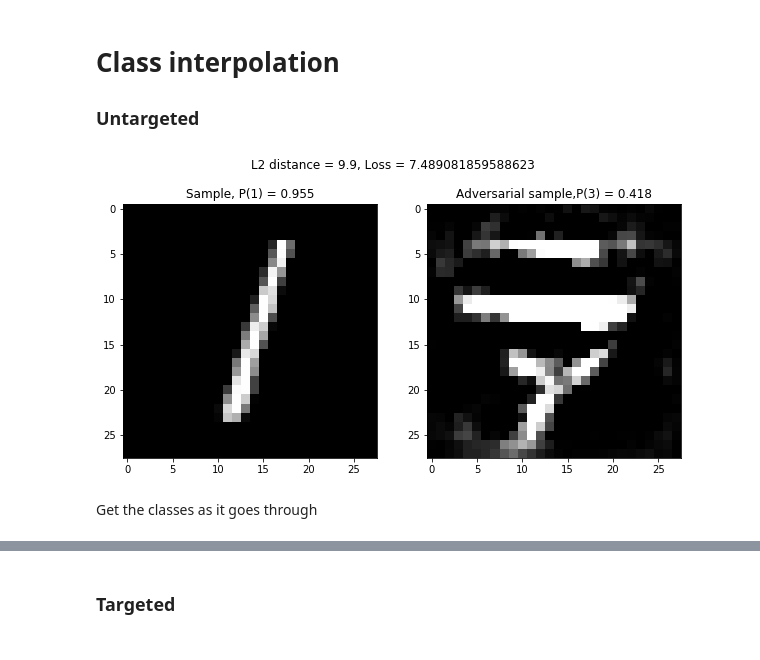
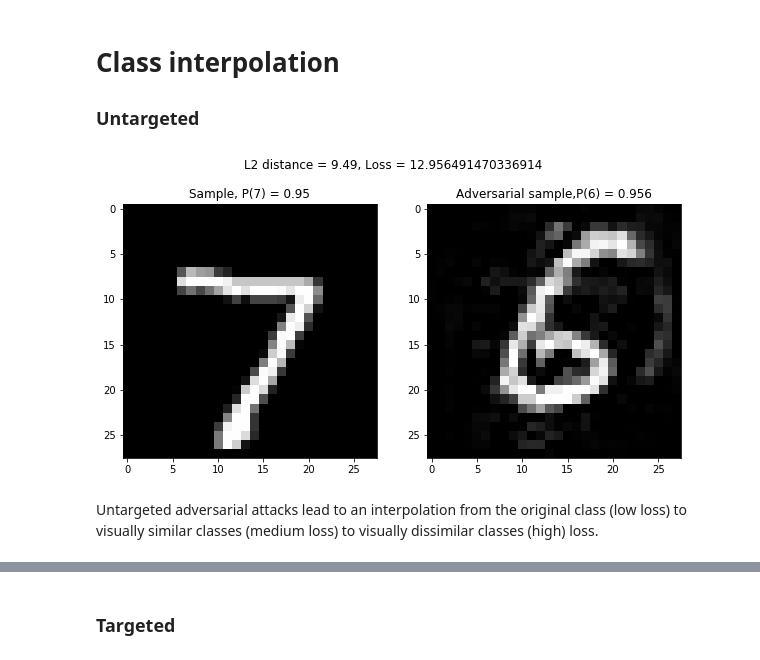
Before and after one commit to oscarknagg/adversarial, a Jupyter notebook: notebooks/Creating_And_Defending_From_Adversarial_Examples.ipynb, the cells around one changed output, grey strips where cells are left out. Drawn from its saved outputs; the diff is of its cells as text; code cells hidden in the pictures.

```diff
--- a/notebooks/Creating_And_Defending_From_Adversarial_Examples.ipynb
+++ b/notebooks/Creating_And_Defending_From_Adversarial_Examples.ipynb
@@ -302,39 +343,39 @@ with plt.style.context('ggplot'):
 # Class interpolation
 ### Untargeted
 # %%
-x, y = val[2]
+x, y = val[0]
 x = x.unsqueeze(0).to(DEVICE)
 y = y.unsqueeze(0).to(DEVICE)
-# x_adv_pgd_hard = pgd(adv_model_l2, x, y, torch.nn.CrossEntropyLoss(), k=240, step=0.25, eps=9.5, norm=2)
-x_adv_pgd_hard = pgd(model, x, y, torch.nn.CrossEntropyLoss(), k=240, step=0.25, eps=10, norm=2)
+x_adv_pgd_hard = pgd(adv_model_l2, x, y, torch.nn.CrossEntropyLoss(), k=240, step=0.25, eps=9.5, norm=2)
+# x_adv_pgd_hard = pgd(model, x, y, torch.nn.CrossEntropyLoss(), k=240, step=0.25, eps=10, norm=2)
 
 y_pred = adv_model_l2(x)
 y_adv_pred_l2 = adv_model_l2(x_adv_pgd_hard)
 
 fig, axes = plt.subplots(1, 2, figsize=(10,5))
 fig.suptitle(
     f'L2 distance = {np.round((x - x_adv_pgd_hard).norm(2).item(), 2)}, '
     f'Loss = {torch.nn.CrossEntropyLoss()(y_adv_pred_l2, y).item()}'
 )
 axes[0].imshow(x[0, 0].cpu().numpy(), cmap='gray')
 axes[0].set_title(
     f'Sample, '
     f'P({y_pred.argmax(dim=1).item()}) = '
     f'{np.round(y_pred.softmax(dim=1)[0, y_pred.argmax(dim=1).item()].item(), 3)}'
 )
 
 axes[1].imshow(x_adv_pgd_hard[0, 0].cpu().numpy(), cmap='gray')
 axes[1].set_title(
     'Adversarial sample,'
     f'P({y_adv_pred_l2.argmax(dim=1).item()}) = '
     f'{np.round(y_adv_pred_l2.softmax(dim=1)[0, y_adv_pred_l2.argmax(dim=1).item()].item(), 3)}'
 )
 
 plt.show()
 # %% [output]
-[figure, old version]
+[figure, new version]
-# %% [markdown]
-Get the classes as it goes through
+# %% [markdown]
+Untargeted adversarial attacks lead to an interpolation from the original class (low loss) to visually similar classes (medium loss) to visually dissimilar classes (high) loss.
 # %%
 preds = []
 losses = []
```
Also changed, not shown: parts of 31 cells of this notebook, 3 other files.
